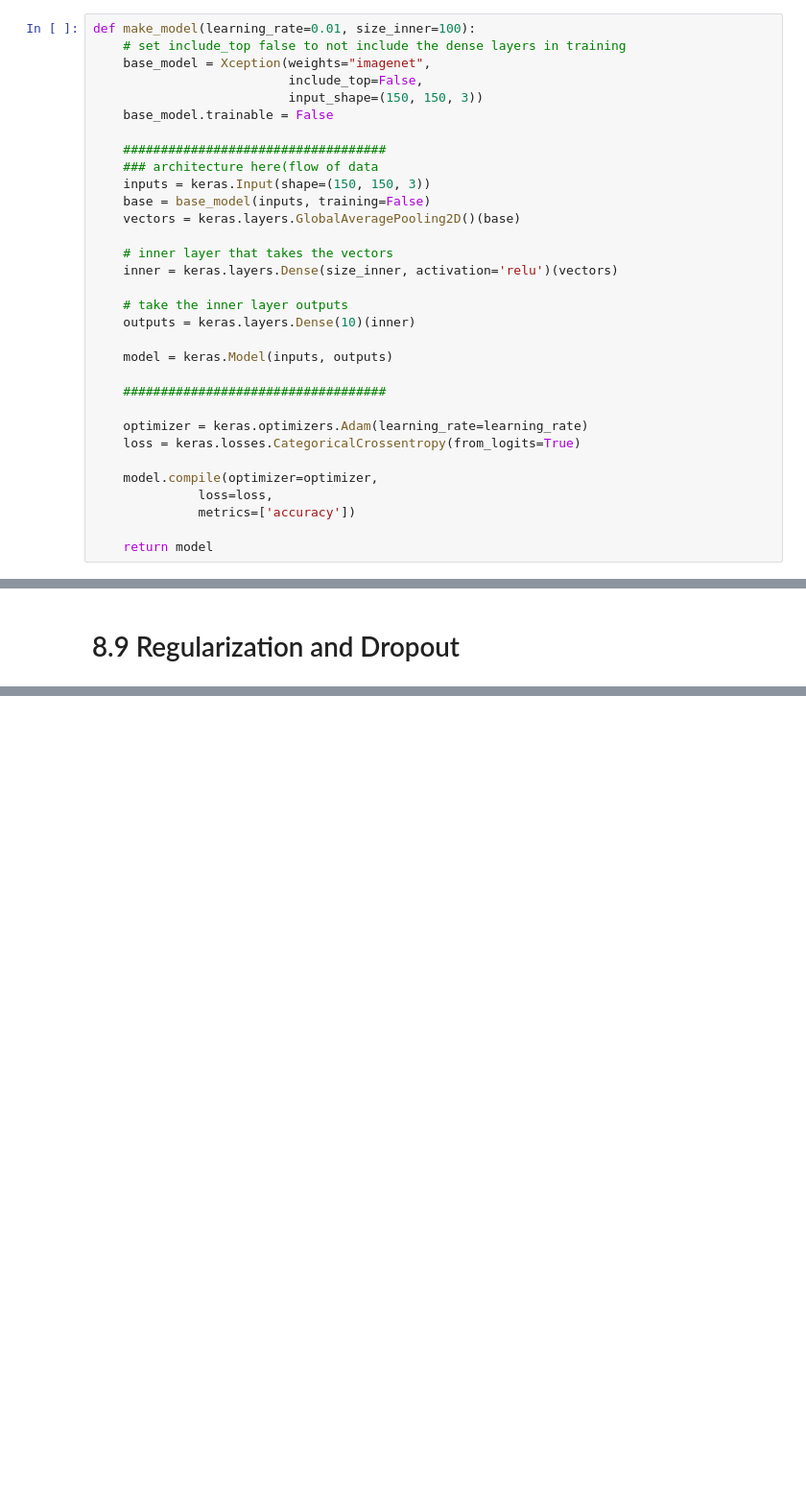
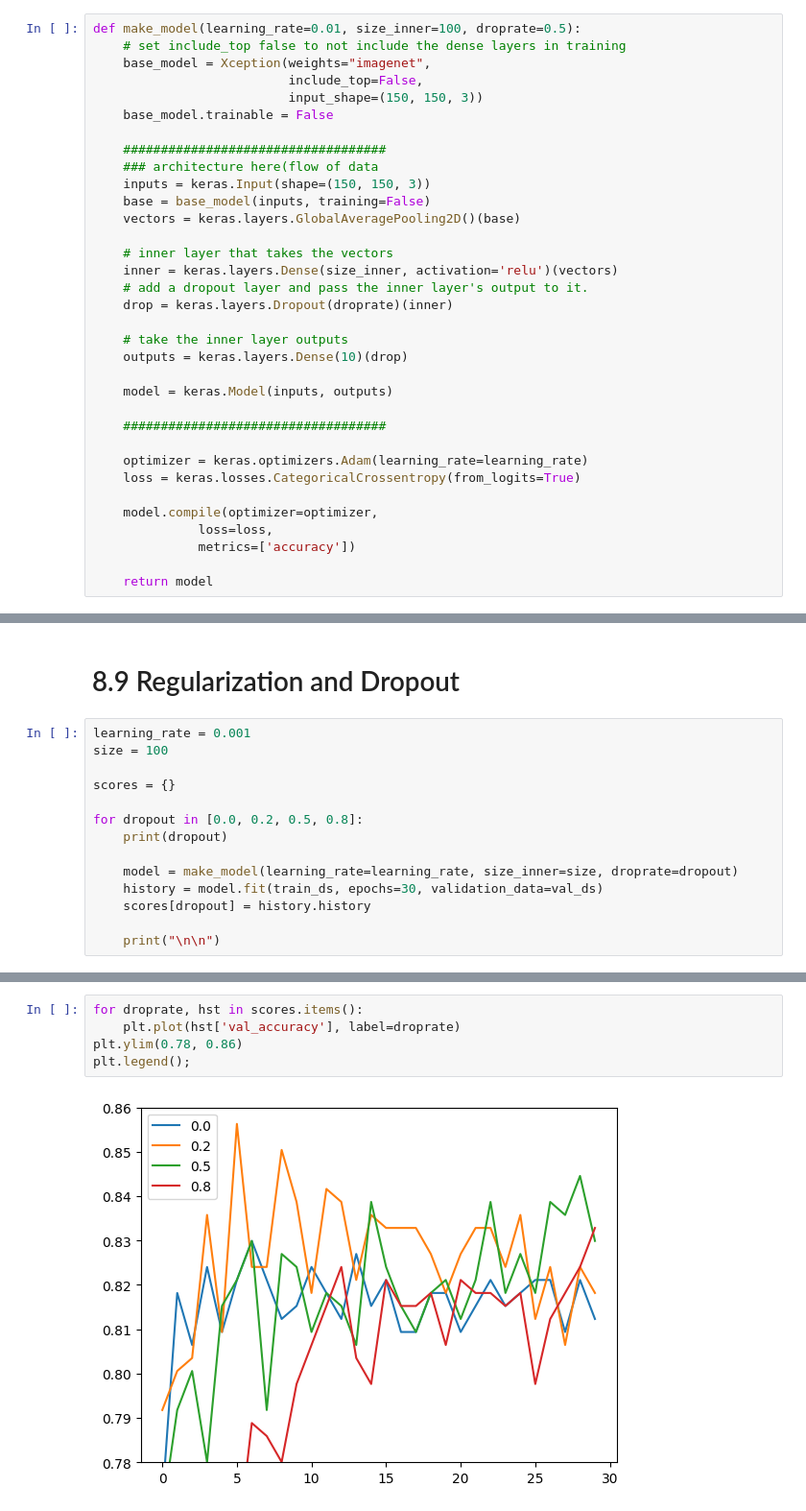
Before and after one commit to kabsmeiou/ml-zoomcamp, a Jupyter notebook: Jupyter Notebook/Lecture 8/lecture-8.ipynb, the cells around one changed output, grey strips where cells are left out. Shown at 96% size. Cells and saved outputs as stored; diff of their text form; blank space fills up the shorter version.

```diff
--- a/Jupyter Notebook/Lecture 8/lecture-8.ipynb
+++ b/Jupyter Notebook/Lecture 8/lecture-8.ipynb
@@ -208,7 +214,7 @@ plt.legend();
 # %% [markdown]
 # 8.6 Learning Rate
 # %%
-def make_model(learning_rate=0.01, size_inner=100):
+def make_model(learning_rate=0.01, size_inner=100, droprate=0.5):
     # set include_top false to not include the dense layers in training
     base_model = Xception(weights="imagenet",
                           include_top=False,
@@ -223,9 +229,11 @@ def make_model(learning_rate=0.01, size_inner=100):
 
     # inner layer that takes the vectors
     inner = keras.layers.Dense(size_inner, activation='relu')(vectors)
+    # add a dropout layer and pass the inner layer's output to it.
+    drop = keras.layers.Dropout(droprate)(inner)
 
     # take the inner layer outputs
-    outputs = keras.layers.Dense(10)(inner)
+    outputs = keras.layers.Dense(10)(drop)
 
     model = keras.Model(inputs, outputs)
 
@@ -367,2 +377,16 @@ plt.legend();
 # %% [markdown]
 # 8.9 Regularization and Dropout
+# %%
+learning_rate = 0.001
+size = 100
+
+scores = {}
+
+for dropout in [0.0, 0.2, 0.5, 0.8]:
+    print(dropout)
+
+    model = make_model(learning_rate=learning_rate, size_inner=size, droprate=dropout)
+    history = model.fit(train_ds, epochs=30, validation_data=val_ds)
+    scores[dropout] = history.history
+
+    print("\n\n")
@@ -368,0 +411,7 @@ plt.legend();
+# %%
+for droprate, hst in scores.items():
+    plt.plot(hst['val_accuracy'], label=droprate)
+plt.ylim(0.78, 0.86)
+plt.legend();
+# %% [output]
+[figure, added]
```
Also changed, not shown: parts of 9 cells of this notebook.
